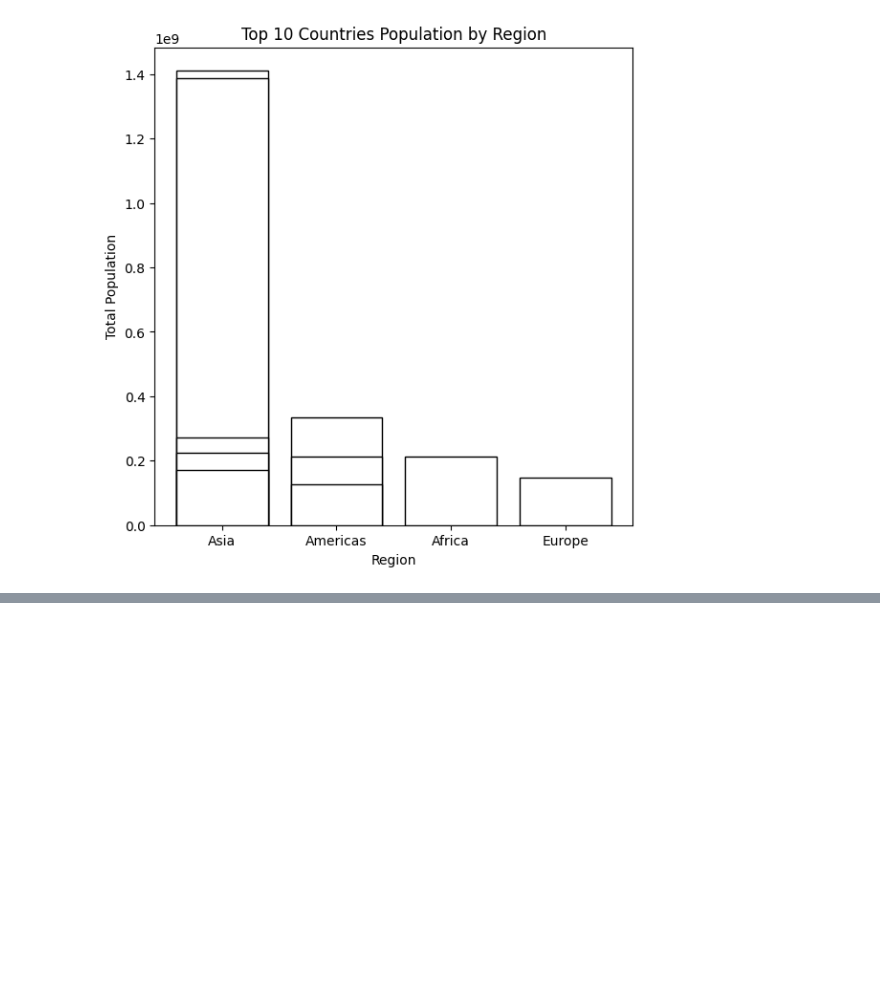
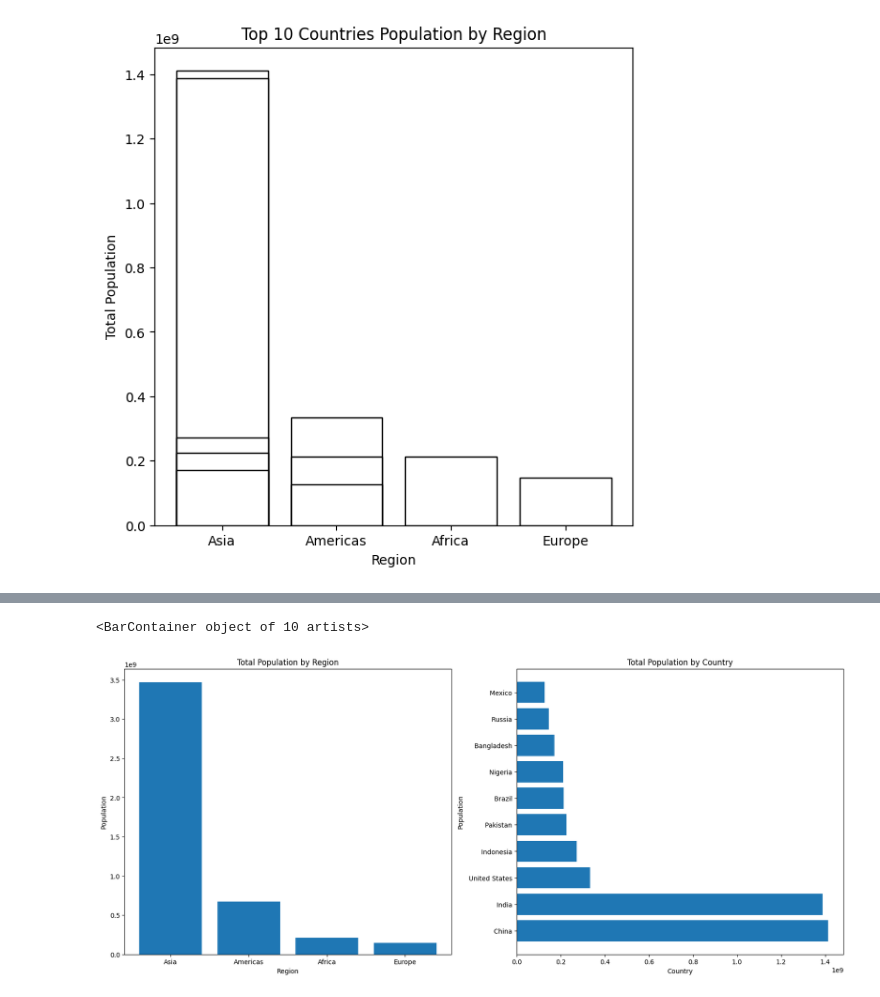
Before and after one commit to KeerthanaSistla/Python-for-Data-Analysis-Visualization, a Jupyter notebook: Matplotlib.ipynb, the cells around one changed output, grey strips where cells are left out. Saved outputs shown, nothing was run; the diff lists cells and outputs as text; code cells hidden in the pictures; blank space fills up the shorter version.

```diff
--- a/Matplotlib.ipynb
+++ b/Matplotlib.ipynb
@@ -358,0 +390,21 @@ plt.bar(x=df['Region'], height=df['Population'], color='white', edgecolor='black
+# %%
+# creating the figure and axes
+fig, (ax1,ax2) = plt.subplots(nrows=1,ncols=2, figsize=(20,8))
+
+# labels and titles
+ax1.set_title('Total Population by Region')
+ax1.set_ylabel('Population')
+ax1.set_xlabel('Region')
+
+ax2.set_title('Total Population by Country')
+ax2.set_ylabel('Population')
+ax2.set_xlabel('Country')
+
+# bar
+ax1.bar(x=df_g['Region'], height=df_g['Population'])
+
+# barh
+ax2.barh(y=df['Country'], width=df['Population'])
+# %% [output]
+<BarContainer object of 10 artists>
+[figure, added]
```
Also changed, not shown: parts of 4 cells of this notebook.
